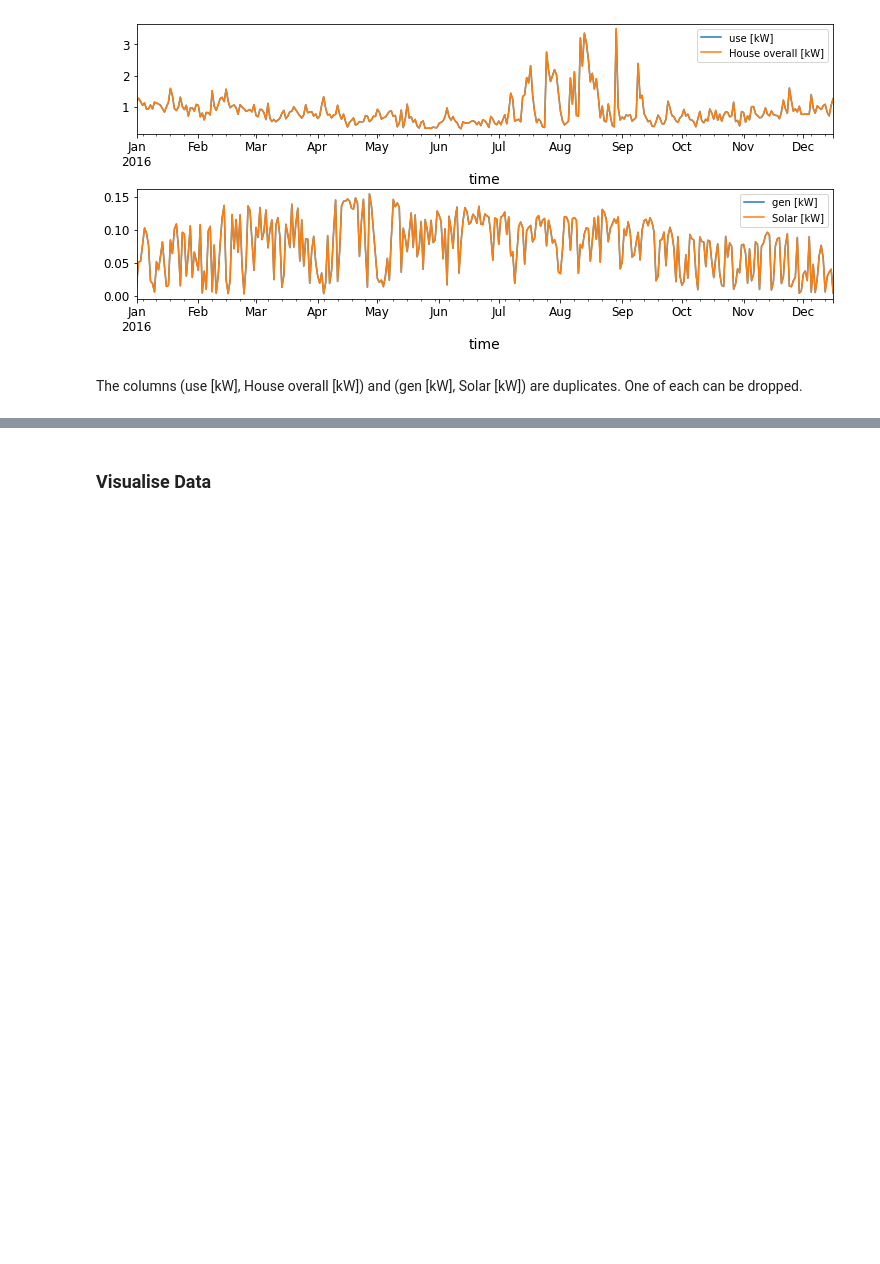
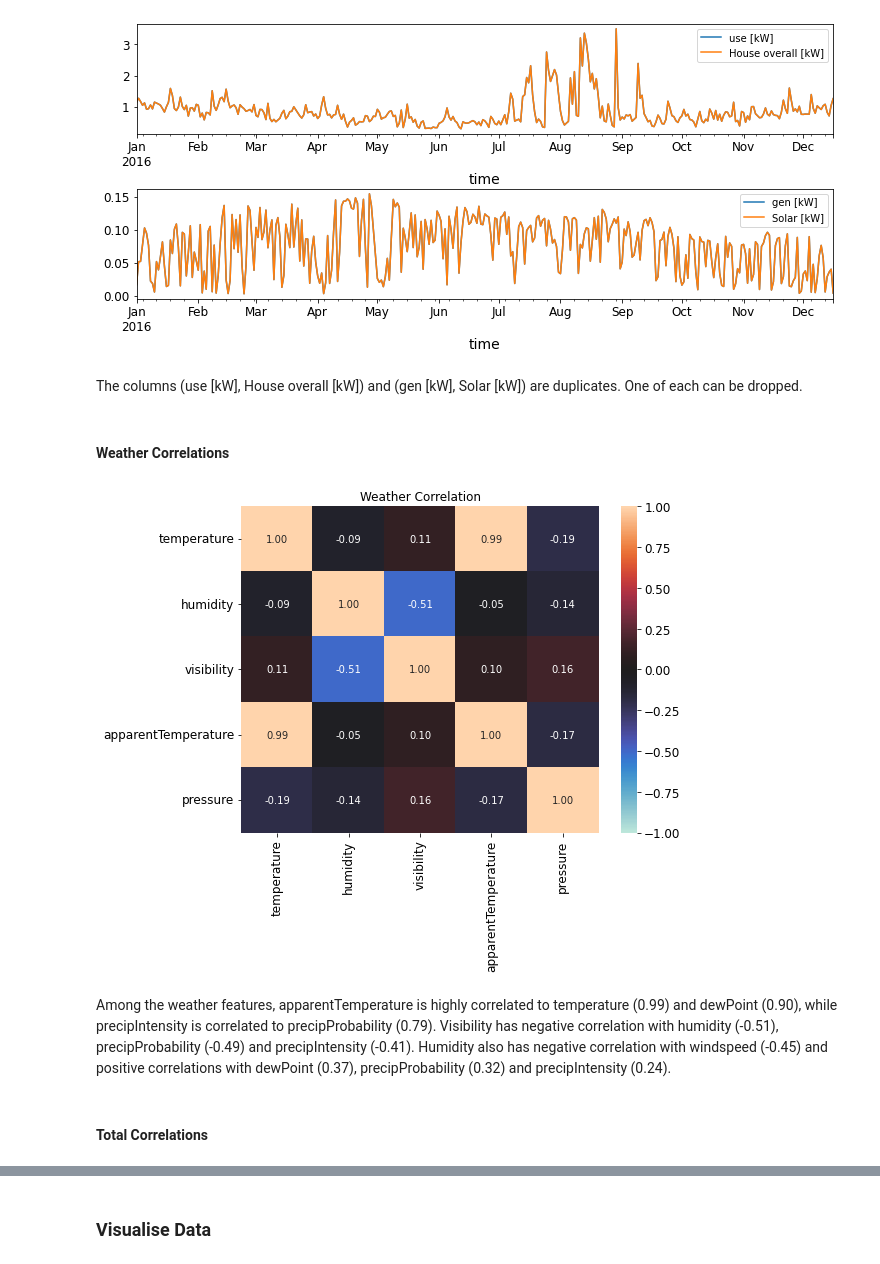
Before and after one commit to nivalf/Predict_Energy_Usage, a Jupyter notebook: predict_energy_usage.ipynb, the cells around one changed output, grey strips where cells are left out. Cells and saved outputs as stored; diff of their text form; code cells hidden in the pictures; blank space fills up the shorter version.

Commit message:
Updates on correlations

```diff
--- a/predict_energy_usage.ipynb
+++ b/predict_energy_usage.ipynb
@@ -246,3 +226,15 @@ energy_usage[['gen [kW]','Solar [kW]']].resample('D').mean().plot(ax=axes[1])
 The columns (use [kW], House overall [kW]) and (gen [kW], Solar [kW]) are duplicates. One of each can be dropped.
 # %%
 energy_usage.drop(['use [kW]', 'gen [kW]'], axis=1, inplace=True)
+# %% [markdown]
+#### Weather Correlations
+# %%
+fig = plt.subplots(figsize=(8, 6))
+sns.heatmap(energy_usage[energy_usage.columns[16:-5].tolist()].corr(), annot=True, fmt='.2f', vmin=-1.0, vmax=1.0, center=0)
+plt.title('Weather Correlation', fontsize=12);
+# %% [output]
+[figure, added]
+# %% [markdown]
+Among the weather features, apparentTemperature is highly correlated to temperature (0.99) and dewPoint (0.90), while precipIntensity is correlated to precipProbability (0.79). Visibility has negative correlation with humidity (-0.51), precipProbability (-0.49) and precipIntensity (-0.41). Humidity also has negative correlation with windspeed (-0.45) and positive correlations with dewPoint (0.37), precipProbability (0.32) and precipIntensity (0.24).
+# %% [markdown]
+#### Total Correlations
```
Also changed, not shown: parts of 9 cells of this notebook.
